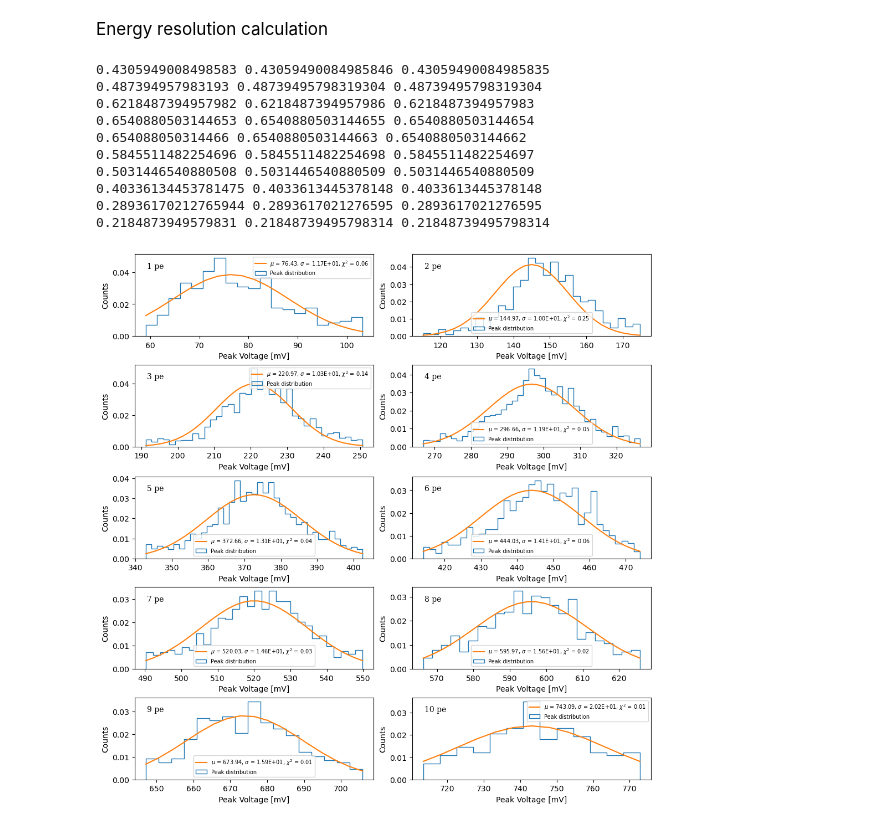
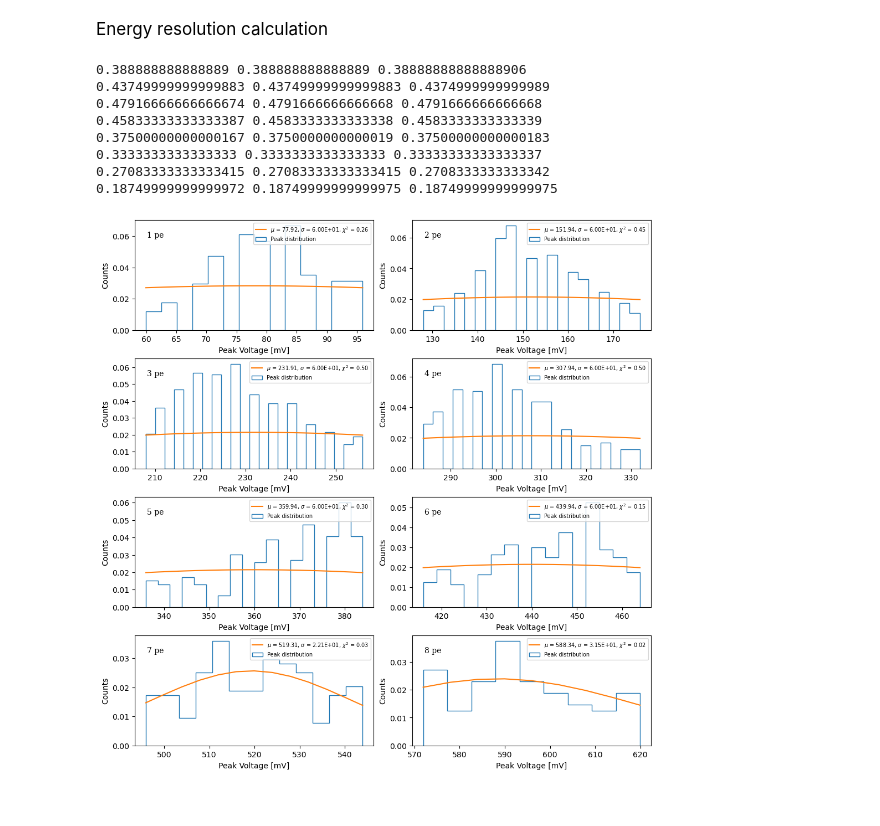
Before and after one commit to mariandbt/python, a Jupyter notebook: notebooks/Time_Energy_resolution_20230508.ipynb, the cells around one changed output. Cells and saved outputs as stored; diff of their text form; code cells hidden in the pictures.

```diff
--- a/notebooks/Time_Energy_resolution_20230508.ipynb
+++ b/notebooks/Time_Energy_resolution_20230508.ipynb
@@ -631,12 +709,12 @@ for pe in range(n_pe):
     n_bins = 10*int(np.sqrt(N_ev))
 #     n_bins = 100
 
-    region_min = 0.022
-    region_max = .06
-    if (pe + 1 >= 6):
-        region_max = 0.045
-    if (pe + 1 > 7):
-        region_max = 0.04
+    region_min = 0.5
+    region_max = .58
+#     if (pe + 1 >= 6):
+#         region_max = 0.045
+#     if (pe + 1 > 7):
+#         region_max = 0.04
 
     events, bins, bars = ax[n_row, n_col].hist(dt[mask_pe[pe]], n_bins,
                                                density=False,
@@ -647,13 +725,16 @@ for pe in range(n_pe):
     x_ax = np.linspace(bins.min(), bins.max(), len(bins)-1)
     y_err = np.where(events > 0., np.sqrt(events), 1.)
 
+    ev_th = 0
+    if pe == 9 - 1:
+        ev_th = 2
+    else:
+        ev_th = 5
+
     # gaussian fit
     popt, pcov = scipy.optimize.curve_fit(gauss, x_ax, events,
-#                                           sigma = np.where(y_err > 0., y_err, 1e-3),
-                                          sigma = y_err,
-#                                           p0=[1, (bins[:-1])[events > 0].mean(), 0.001])
-                                          p0=[events.sum(), (bins[:-1])[events > 0].mean(), 0.001])
-#     popt, pcov = scipy.optimize.curve_fit(gauss, x_ax, events,
+                                          sigma = np.where(y_err > 0., y_err, 1e-3),
+                                          p0=[events.sum(), (bins[:-1])[events > ev_th].mean(), 0.001])
 #                                           bounds=([1,  0.9*bins.mean(), 1e-4], [3., bins.mean(), 1e-2]))
 
 
@@ -687,7 +768,7 @@ for pe in range(n_pe):
     #_________plot_settings_________________________________________________
 
     ax[n_row, n_col].plot(x_ax, gauss(x_ax, a, mu, sigma), '-',
-                          label='$\mu$ = %.2f, $\sigma$ = %.2E, $\chi^{2}$ = %.2f'%(mu, sigma, chi2))
+                          label='$\mu$ = %.2f, $\sigma$ = %.2E, $\chi^{2}$ = %.2E'%(mu, sigma, chi2))
 
     ax[n_row, n_col].text(0.05, .9, str(pe+1) + ' pe', transform=ax[n_row, n_col].transAxes,
                 fontsize=10, verticalalignment='top', fontfamily='serif',
@@ -740,7 +821,7 @@ ax.legend(loc = 'best')
 # %% [markdown]
 <p style="font-size: 17px; color: black;"> Energy resolution calculation
 # %%
-fig, ax = plt.subplots(nrows=5, ncols=2, figsize=(10,10), constrained_layout=True)
+fig, ax = plt.subplots(nrows=int(np.ceil(n_pe/2)), ncols=2, figsize=(10,10), constrained_layout=True)
 
 n_row = 0
 
@@ -764,61 +845,51 @@ for pe in range(n_pe):
 
 #     # gaussian fit
 #     popt, pcov = scipy.optimize.curve_fit(gauss, x_ax, events, p0=[1, bins.mean(), 20.])
-    popt, pcov = scipy.optimize.curve_fit(gauss, x_ax, events, sigma = np.sqrt(events),
-#                                           bounds=([1.,  0.9*bins.mean(), 10.], [np.inf, bins.mean(), 60.]))
+    popt, pcov = scipy.optimize.curve_fit(gauss, x_ax, events,
+                                          sigma = np.where(events > 0., np.sqrt(events), 1e-3),
                                           bounds=([events.sum(),  0.9*bins.mean(), 10.], [np.inf, bins.mean(), 60.]))
-#                                           bounds=([1.,  0.9*bins.mean(), 10.],
-#                                                   [events.sum() + 10, bins.mean(), 60.]))
 
     best_fit_line = gauss(x_ax, *popt)
     a, mu, sigma = popt
 
     print(events.sum(), best_fit_line.sum(), a)
 
     param_err = np.sqrt(np.diag(pcov))
     a_err, mu_err, sigma_err = param_err
 
-#     # Calculate the residuals and chi-square
-#     residuals = events - gauss(x_ax, *popt)
-#     data_err = np.sqrt(events)
-
-#     chi2 = np.sum(np.where(data_err > 0., (residuals/ data_err)**2, 0.))
-
     # Calculate p-value and chi-square
     fit_norm = best_fit_line*events.sum()/best_fit_line.sum() # need to normalize the fit
-#     chi2, p_value = stats.chisquare(f_obs = events, f_exp = fit_norm, axis = None)
-    chi2, p_value = stats.chisquare(f_obs = events, f_exp = best_fit_line, axis = None)
+    chi2, p_value = stats.chisquare(f_obs = events, f_exp = fit_norm, axis = None)
+#     chi2, p_value = stats.chisquare(f_obs = events, f_exp = best_fit_line, axis = None)
 
     e_res[pe] = 100*sigma/mu
     e_res_err[pe] = 100*np.sqrt( (sigma_err/mu)**2 + (sigma*mu_err/mu**2)**2 )
 
     #_________plot_settings_________________________________________________
 
     ax[n_row, n_col].plot(x_ax, best_fit_line, '-',
                           label='$\mu$ = %.2f, $\sigma$ = %.2E, $\chi^{2}$ = %.2f'%(mu, sigma, chi2))
 
     ax[n_row, n_col].text(0.05, .9, str(pe+1) + ' pe', transform=ax[n_row, n_col].transAxes,
                 fontsize=10, verticalalignment='top', fontfamily='serif',
                 bbox=dict(facecolor='1.', edgecolor='none', pad=3.0))
 
     ax[n_row, n_col].set_ylabel('Counts')
     ax[n_row, n_col].set_xlabel('Peak Voltage [mV]')
 
     ax[n_row, n_col].legend(fontsize=7, loc='best')
 
     n_row += pe%2
 # %% [output]
-0.4305949008498583 0.43059490084985846 0.43059490084985835
-0.487394957983193 0.48739495798319304 0.48739495798319304
-0.6218487394957982 0.6218487394957986 0.6218487394957983
-0.6540880503144653 0.6540880503144655 0.6540880503144654
-0.654088050314466 0.6540880503144663 0.6540880503144662
-0.5845511482254696 0.5845511482254698 0.5845511482254697
-0.5031446540880508 0.5031446540880509 0.5031446540880509
-0.40336134453781475 0.4033613445378148 0.4033613445378148
-0.28936170212765944 0.2893617021276595 0.2893617021276595
-0.2184873949579831 0.21848739495798314 0.21848739495798314
+0.388888888888889 0.388888888888889 0.38888888888888906
+0.43749999999999883 0.43749999999999883 0.4374999999999989
+0.47916666666666674 0.4791666666666668 0.4791666666666668
+0.45833333333333387 0.4583333333333338 0.4583333333333339
+0.37500000000000167 0.3750000000000019 0.37500000000000183
+0.3333333333333333 0.3333333333333333 0.33333333333333337
+0.27083333333333415 0.27083333333333415 0.2708333333333342
+0.18749999999999972 0.18749999999999975 0.18749999999999975
-[figure, old version]
+[figure, new version]
 # %%
 fig, ax = plt.subplots(nrows=1, ncols=1, figsize=(10,5), constrained_layout=True)
 
```
Also changed, not shown: parts of 55 cells of this notebook, 7 other files.
